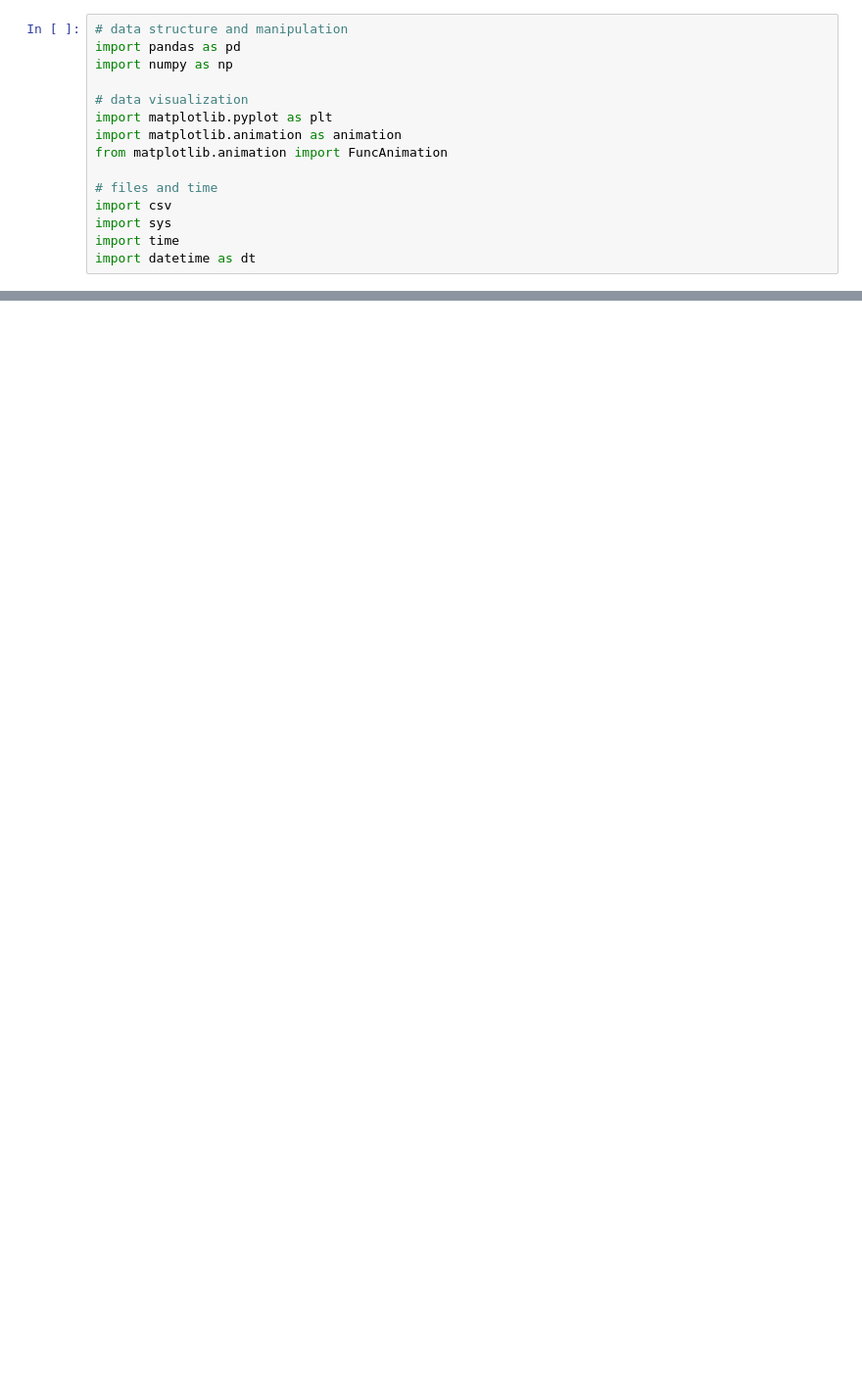
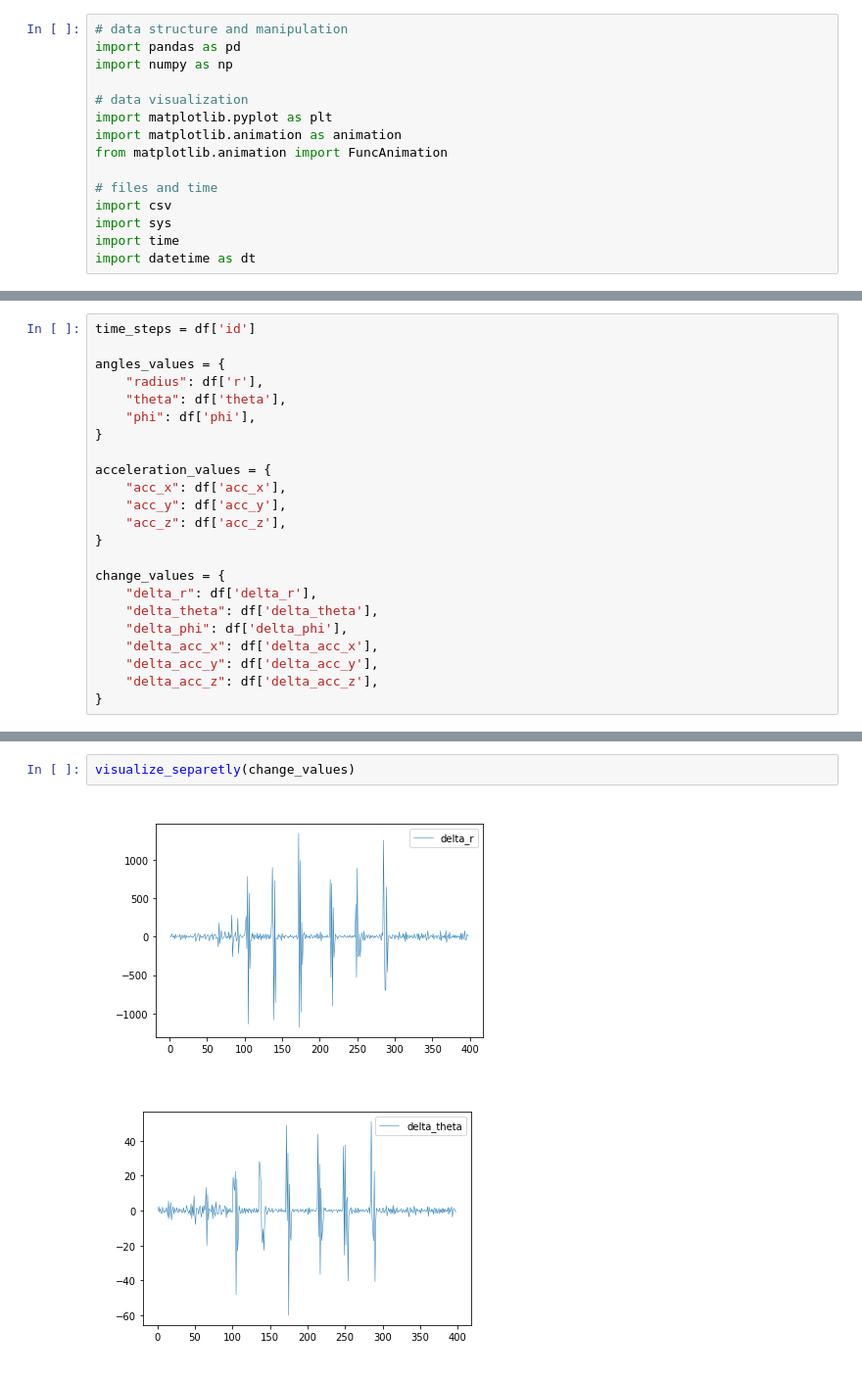
Before and after one commit to mariam-gogia/AirUX, a Jupyter notebook: src/df_manipulatinos.ipynb, the cells around one changed output, grey strips where cells are left out. Shown: that part at 98% size. Cells and saved outputs as stored; diff of their text form; blank space fills up the shorter version.

```diff
--- a/src/df_manipulatinos.ipynb
+++ b/src/df_manipulatinos.ipynb
@@ -210,0 +35,23 @@ df.head(100)
+# %%
+time_steps = df['id']
+
+angles_values = {
+    "radius": df['r'],
+    "theta": df['theta'],
+    "phi": df['phi'],
+}
+
+acceleration_values = {
+    "acc_x": df['acc_x'],
+    "acc_y": df['acc_y'],
+    "acc_z": df['acc_z'],
+}
+
+change_values = {
+    "delta_r": df['delta_r'],
+    "delta_theta": df['delta_theta'],
+    "delta_phi": df['delta_phi'],
+    "delta_acc_x": df['delta_acc_x'],
+    "delta_acc_y": df['delta_acc_y'],
+    "delta_acc_z": df['delta_acc_z'],
+}
@@ -210,0 +86,5 @@ df.head(100)
+# %%
+visualize_separetly(change_values)
+# %% [output]
+[figure, added]
+[figure, added]
```
Also changed, not shown: parts of 6 cells of this notebook.
